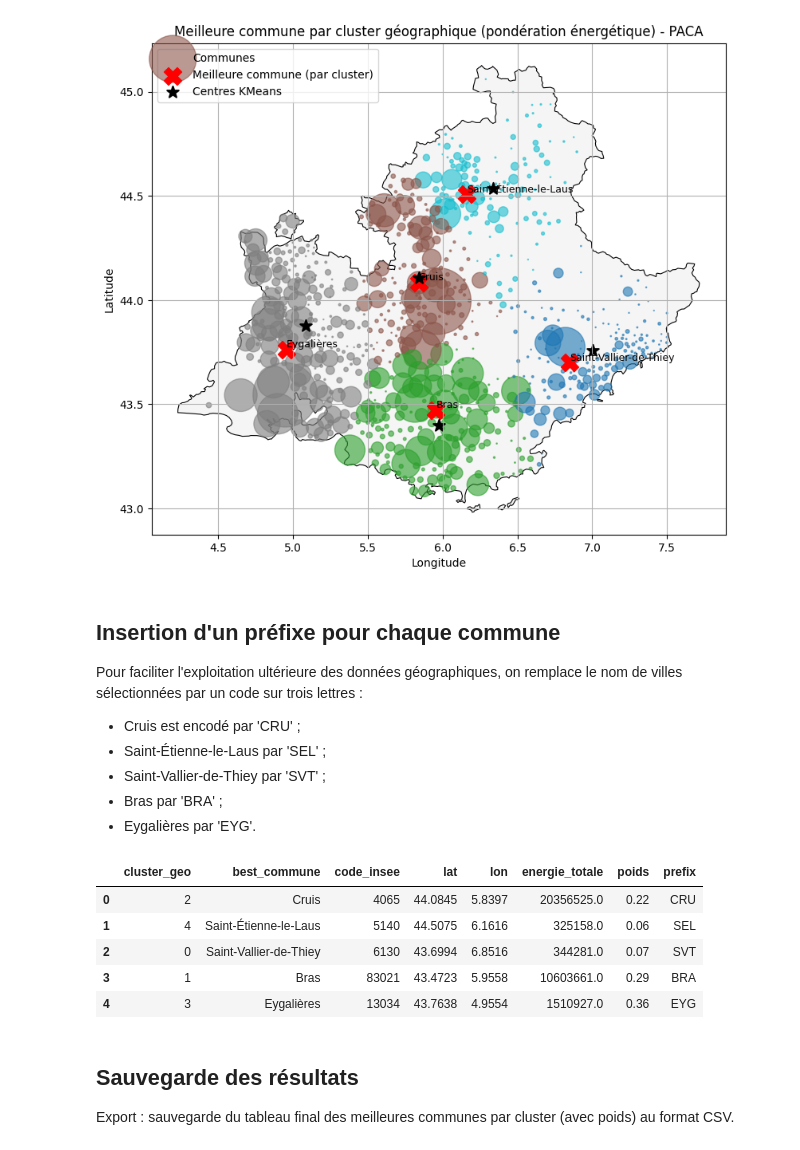
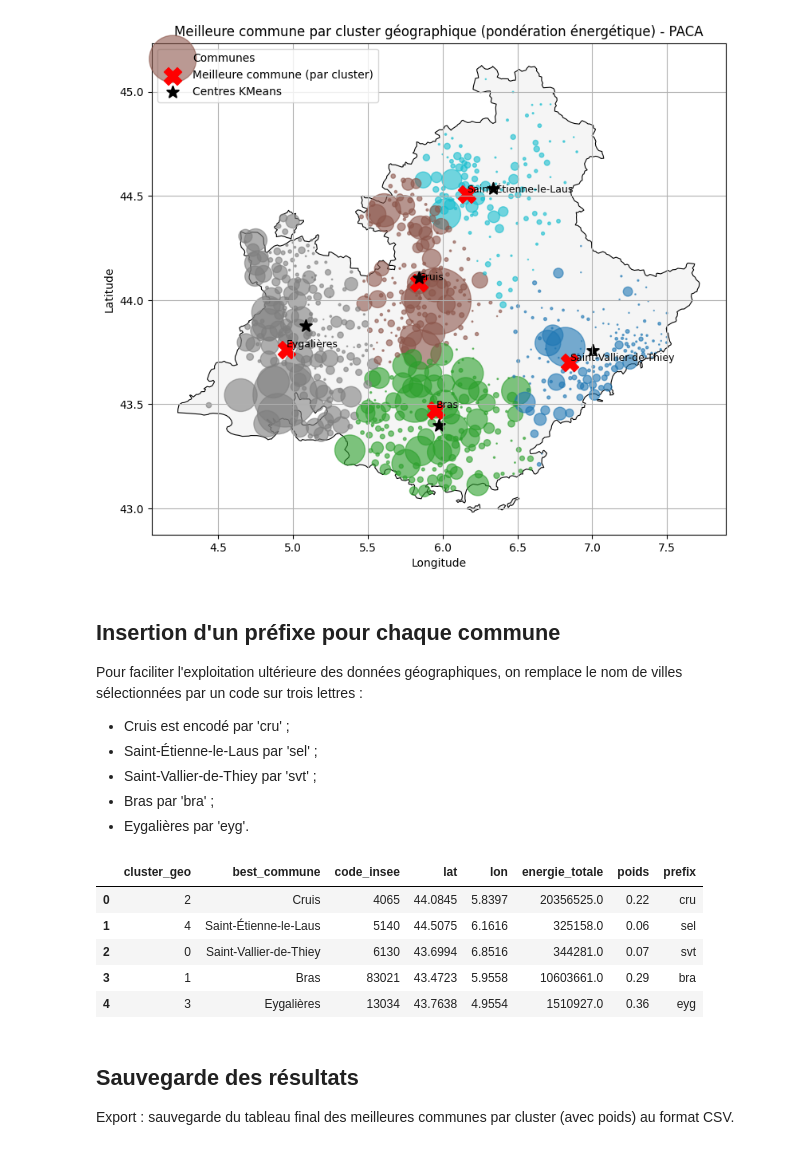
Before and after one commit to Math2935/aug25cds_variabilite, a Jupyter notebook: notebooks/01_clustering/clustering_geographique.ipynb, the cells around one changed output. Drawn from its saved outputs; the diff is of its cells as text; code cells hidden in the pictures.

```diff
--- a/notebooks/01_clustering/clustering_geographique.ipynb
+++ b/notebooks/01_clustering/clustering_geographique.ipynb
@@ -642,26 +642,26 @@ plt.show()
 
 Pour faciliter l'exploitation ultérieure des données géographiques, on remplace le nom de villes sélectionnées par un code sur trois lettres :
 
- - Cruis est encodé par 'CRU' ;
- - Saint-Étienne-le-Laus par 'SEL' ;
- - Saint-Vallier-de-Thiey par 'SVT' ;
- - Bras par 'BRA' ;
- - Eygalières par 'EYG'.
+ - Cruis est encodé par 'cru' ;
+ - Saint-Étienne-le-Laus par 'sel' ;
+ - Saint-Vallier-de-Thiey par 'svt' ;
+ - Bras par 'bra' ;
+ - Eygalières par 'eyg'.
 # %%
-best_communes_df['prefix'] = 'CRU'
-best_communes_df.loc[best_communes_df['best_commune']=='Saint-Étienne-le-Laus', 'prefix'] = 'SEL'
-best_communes_df.loc[best_communes_df['best_commune']=='Saint-Vallier-de-Thiey', 'prefix'] = 'SVT'
-best_communes_df.loc[best_communes_df['best_commune']=='Bras', 'prefix'] = 'BRA'
-best_communes_df.loc[best_communes_df['best_commune']=='Eygalières', 'prefix'] = 'EYG'
+best_communes_df['prefix'] = 'cru'
+best_communes_df.loc[best_communes_df['best_commune']=='Saint-Étienne-le-Laus', 'prefix'] = 'sel'
+best_communes_df.loc[best_communes_df['best_commune']=='Saint-Vallier-de-Thiey', 'prefix'] = 'svt'
+best_communes_df.loc[best_communes_df['best_commune']=='Bras', 'prefix'] = 'bra'
+best_communes_df.loc[best_communes_df['best_commune']=='Eygalières', 'prefix'] = 'eyg'
 
 display(best_communes_df.head())
 # %% [output]
 |  | cluster_geo | best_commune | code_insee | lat | lon | energie_totale | poids | prefix |
-| 0 | 2 | Cruis | 4065 | 44.0845 | 5.8397 | 20356525.0 | 0.22 | CRU |
-| 1 | 4 | Saint-Étienne-le-Laus | 5140 | 44.5075 | 6.1616 | 325158.0 | 0.06 | SEL |
-| 2 | 0 | Saint-Vallier-de-Thiey | 6130 | 43.6994 | 6.8516 | 344281.0 | 0.07 | SVT |
-| 3 | 1 | Bras | 83021 | 43.4723 | 5.9558 | 10603661.0 | 0.29 | BRA |
-| 4 | 3 | Eygalières | 13034 | 43.7638 | 4.9554 | 1510927.0 | 0.36 | EYG |
+| 0 | 2 | Cruis | 4065 | 44.0845 | 5.8397 | 20356525.0 | 0.22 | cru |
+| 1 | 4 | Saint-Étienne-le-Laus | 5140 | 44.5075 | 6.1616 | 325158.0 | 0.06 | sel |
+| 2 | 0 | Saint-Vallier-de-Thiey | 6130 | 43.6994 | 6.8516 | 344281.0 | 0.07 | svt |
+| 3 | 1 | Bras | 83021 | 43.4723 | 5.9558 | 10603661.0 | 0.29 | bra |
+| 4 | 3 | Eygalières | 13034 | 43.7638 | 4.9554 | 1510927.0 | 0.36 | eyg |
 # %% [markdown]
 ## Sauvegarde des résultats
 Export : sauvegarde du tableau final des meilleures communes par cluster (avec poids) au format CSV.
```
